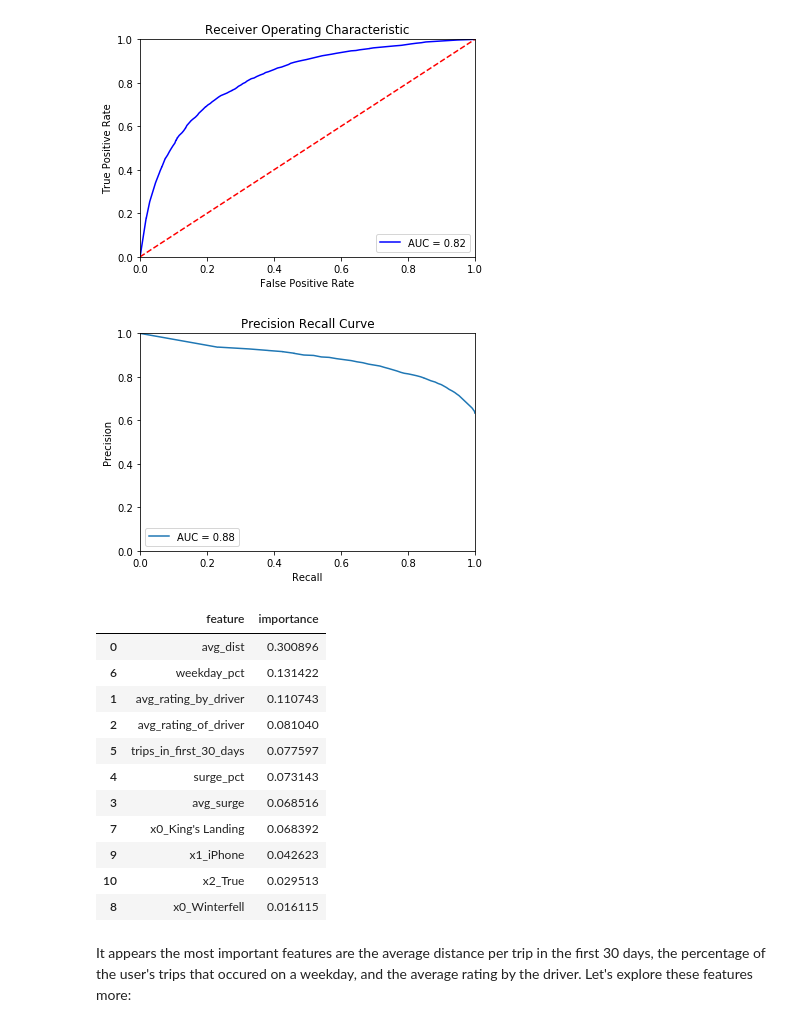
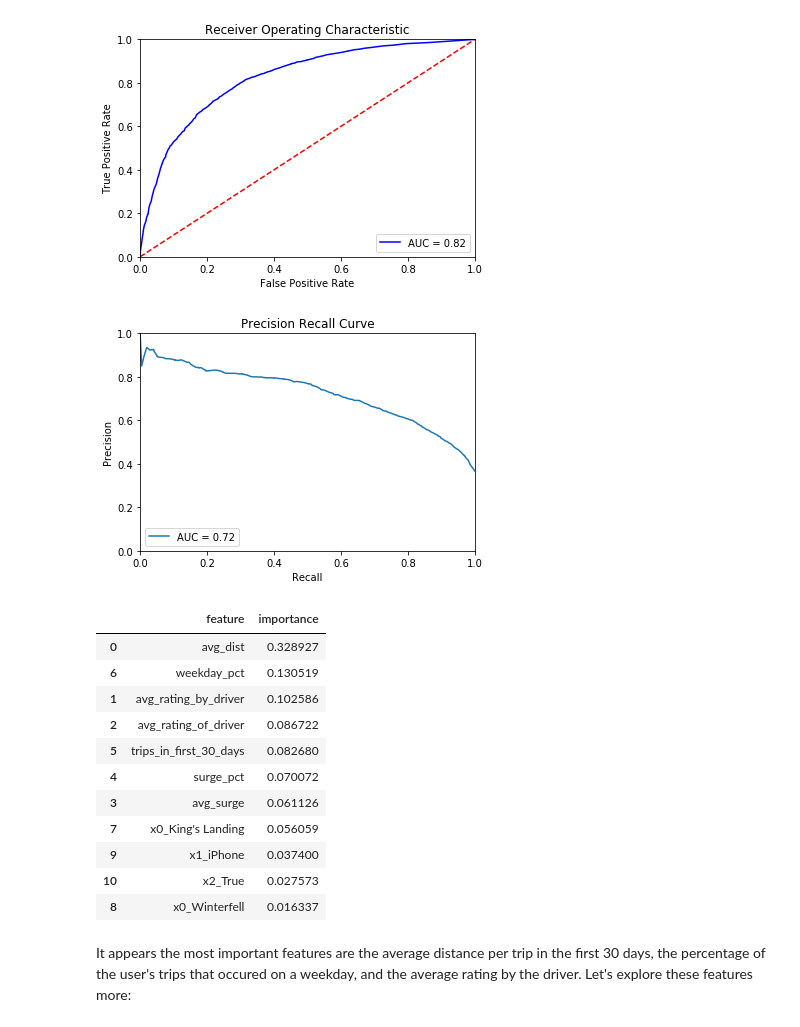
Before and after one commit to Jaredh55/ultimate_challenge, a Jupyter notebook: Ultimate.ipynb, the cells around one changed output. Cells and saved outputs as stored; diff of their text form; code cells hidden in the pictures.

```diff
--- a/Ultimate.ipynb
+++ b/Ultimate.ipynb
@@ -296,0 +296,15 @@ I will run a random forest model as there is mixture of categorical and continuo
+# %%
+#RF GridSearchCV
+n_estimator_space = [50, 100, 200]
+max_features_space = [2, 'sqrt', 5, 10]
+class_weight_space = ['balanced', 'balanced_subsample', None]
+criterion_space = ['gini', 'entropy']
+param_grid = {'n_estimators': n_estimator_space,
+              'max_features': max_features_space,
+              'class_weight': class_weight_space,
+              'criterion': criterion_space}
+rf_tune = RandomForestClassifier(random_state=42)
+rf_cv = GridSearchCV(rf_tune, param_grid, cv=3, scoring='roc_auc')
+rf_cv.fit(X_train, y_train.values.ravel())
+print(rf_cv.best_params_)
+print(rf_cv.best_score_)
@@ -297,10 +314,10 @@ I will run a random forest model as there is mixture of categorical and continuo
 # %%
-#Random Forest
-rf = RandomForestClassifier(n_estimators = 100,
+#Random Forest (using best parameters)
+rf = RandomForestClassifier(n_estimators = 200,
                             max_features='sqrt',
                             random_state=42,
-                            criterion='gini',
-                            class_weight='balanced')
+                            criterion='entropy',
+                            class_weight='balanced_subsample')
 
 rf_model = rf.fit(X_train, y_train.values.ravel())
 y_pred = rf_model.predict(X_test)
@@ -345,20 +362,20 @@ plt.show()
 [figure]
 # %%
 #Precision Recall Curve
-probs = y_prob[:,0]
-precision, recall, thresholds = metrics.precision_recall_curve(y_test, probs, pos_label=0.)
+probs = y_prob[:,1]
+precision, recall, thresholds = metrics.precision_recall_curve(y_test, probs, pos_label=1.)
 prc_auc = metrics.auc(recall, precision)
 
 plt.title("Precision Recall Curve")
 plt.plot(recall, precision, label= 'AUC = %0.2f' % prc_auc)
 plt.legend(loc = 'lower left')
 plt.xlim([0,1])
 plt.ylim([0,1])
 plt.xlabel('Recall')
 plt.ylabel('Precision')
 plt.show()
 # %% [output]
-[figure, old version]
+[figure, new version]
 # %%
 #Feature importances
 feature_importances = pd.DataFrame()
@@ -367,17 +384,17 @@ feature_importances["importance"] = rf_model.feature_importances_
 feature_importances.sort_values(by='importance', ascending=False).head(20)
 # %% [output]
 |  | feature | importance |
-| 0 | avg_dist | 0.300896 |
-| 6 | weekday_pct | 0.131422 |
-| 1 | avg_rating_by_driver | 0.110743 |
-| 2 | avg_rating_of_driver | 0.081040 |
-| 5 | trips_in_first_30_days | 0.077597 |
-| 4 | surge_pct | 0.073143 |
-| 3 | avg_surge | 0.068516 |
-| 7 | x0_King's Landing | 0.068392 |
-| 9 | x1_iPhone | 0.042623 |
-| 10 | x2_True | 0.029513 |
-| 8 | x0_Winterfell | 0.016115 |
+| 0 | avg_dist | 0.328927 |
+| 6 | weekday_pct | 0.130519 |
+| 1 | avg_rating_by_driver | 0.102586 |
+| 2 | avg_rating_of_driver | 0.086722 |
+| 5 | trips_in_first_30_days | 0.082680 |
+| 4 | surge_pct | 0.070072 |
+| 3 | avg_surge | 0.061126 |
+| 7 | x0_King's Landing | 0.056059 |
+| 9 | x1_iPhone | 0.037400 |
+| 10 | x2_True | 0.027573 |
+| 8 | x0_Winterfell | 0.016337 |
 # %% [markdown]
 It appears the most important features are the average distance per trip in the first 30 days, the percentage of the user's trips that occured on a weekday, and the average rating by the driver. Let's explore these features more:
 # %%
```
Also changed, not shown: parts of 7 cells of this notebook.
